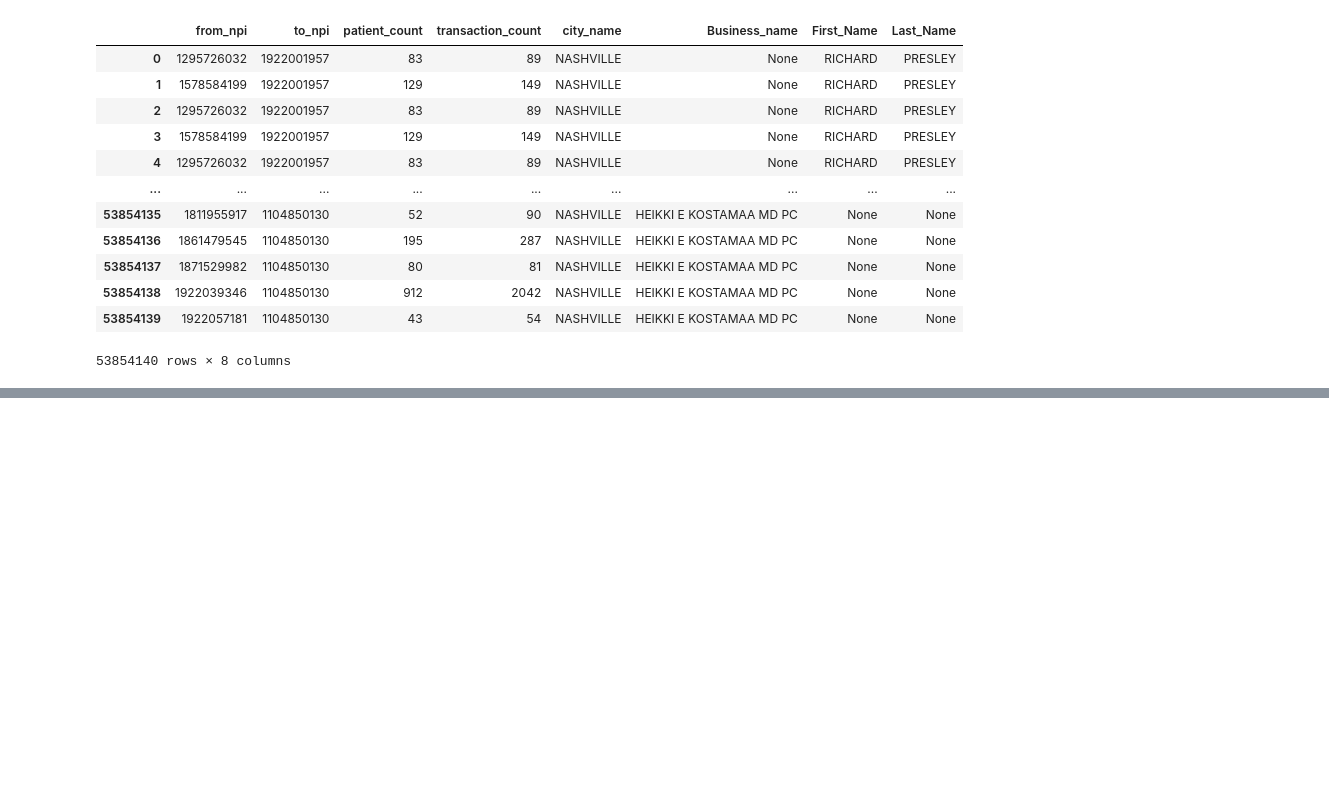
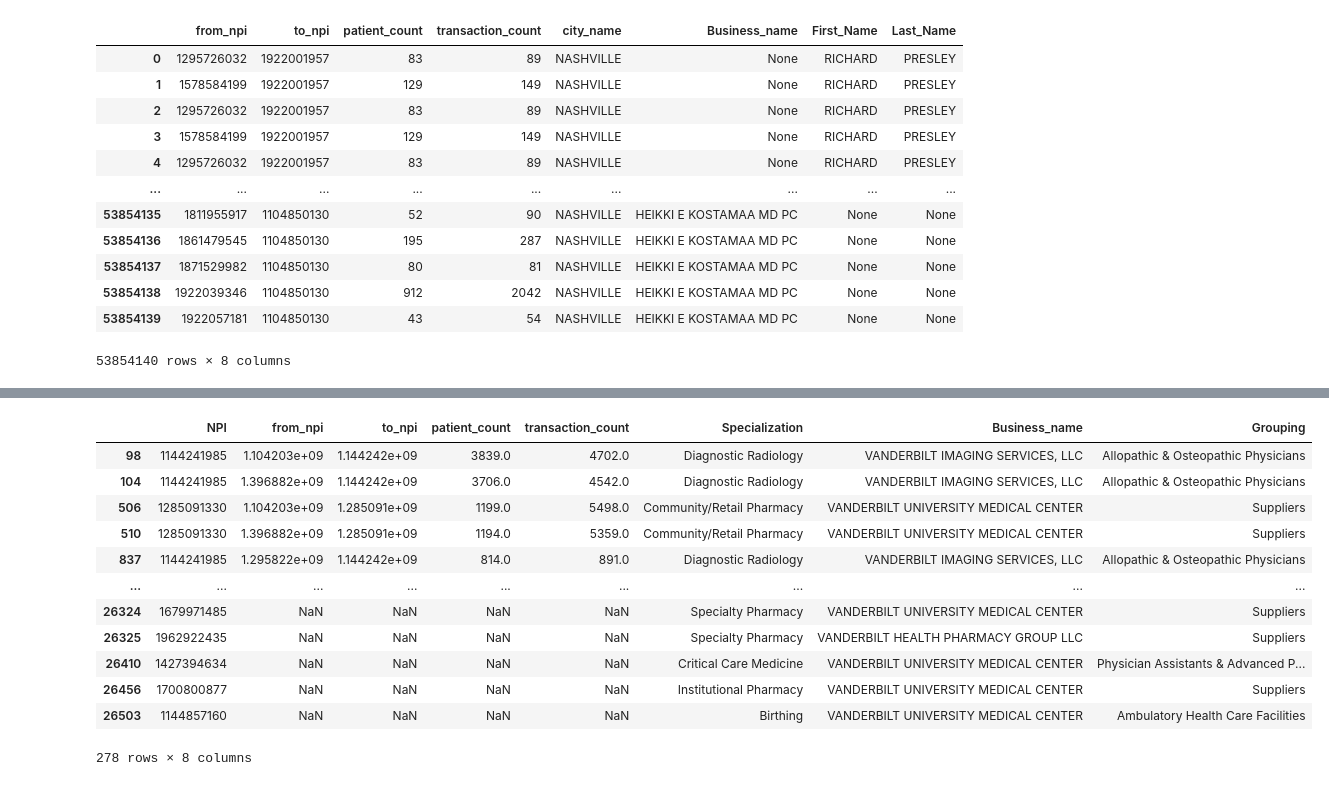
Before and after one commit to nss-data-science-cohort-6/hop_team-double-eagle-ii, a Jupyter notebook: Analysis_AC.ipynb, the cells around one changed output, grey strips where cells are left out. Saved outputs shown, nothing was run; the diff lists cells and outputs as text; code cells hidden in the pictures; blank space fills up the shorter version.

```diff
--- a/Analysis_AC.ipynb
+++ b/Analysis_AC.ipynb
@@ -208,0 +241,17 @@ competitors_1
+# %%
+df  = hospitals.loc[hospitals['Business_name'].str.startswith('VANDERBILT', na=False)]
+df
+# %% [output]
+|  | NPI | from_npi | to_npi | patient_count | transaction_count | Specialization | Business_name | Grouping |
+| 98 | 1144241985 | 1.104203e+09 | 1.144242e+09 | 3839.0 | 4702.0 | Diagnostic Radiology | VANDERBILT IMAGING SERVICES, LLC | Allopathic & Osteopathic Physicians |
+| 104 | 1144241985 | 1.396882e+09 | 1.144242e+09 | 3706.0 | 4542.0 | Diagnostic Radiology | VANDERBILT IMAGING SERVICES, LLC | Allopathic & Osteopathic Physicians |
+| 506 | 1285091330 | 1.104203e+09 | 1.285091e+09 | 1199.0 | 5498.0 | Community/Retail Pharmacy | VANDERBILT UNIVERSITY MEDICAL CENTER | Suppliers |
+| 510 | 1285091330 | 1.396882e+09 | 1.285091e+09 | 1194.0 | 5359.0 | Community/Retail Pharmacy | VANDERBILT UNIVERSITY MEDICAL CENTER | Suppliers |
+| 837 | 1144241985 | 1.295822e+09 | 1.144242e+09 | 814.0 | 891.0 | Diagnostic Radiology | VANDERBILT IMAGING SERVICES, LLC | Allopathic & Osteopathic Physicians |
+| ... | ... | ... | ... | ... | ... | ... | ... | ... |
+| 26324 | 1679971485 | NaN | NaN | NaN | NaN | Specialty Pharmacy | VANDERBILT UNIVERSITY MEDICAL CENTER | Suppliers |
+| 26325 | 1962922435 | NaN | NaN | NaN | NaN | Specialty Pharmacy | VANDERBILT HEALTH PHARMACY GROUP LLC | Suppliers |
+| 26410 | 1427394634 | NaN | NaN | NaN | NaN | Critical Care Medicine | VANDERBILT UNIVERSITY MEDICAL CENTER | Physician Assistants & Advanced P... |
+| 26456 | 1700800877 | NaN | NaN | NaN | NaN | Institutional Pharmacy | VANDERBILT UNIVERSITY MEDICAL CENTER | Suppliers |
+| 26503 | 1144857160 | NaN | NaN | NaN | NaN | Birthing | VANDERBILT UNIVERSITY MEDICAL CENTER | Ambulatory Health Care Facilities |
+278 rows × 8 columns
```
Also changed, not shown: parts of 6 cells of this notebook.
